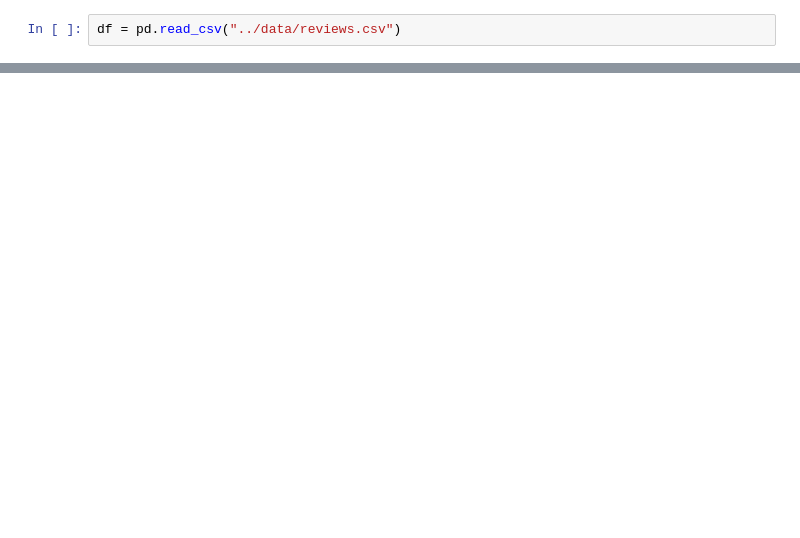
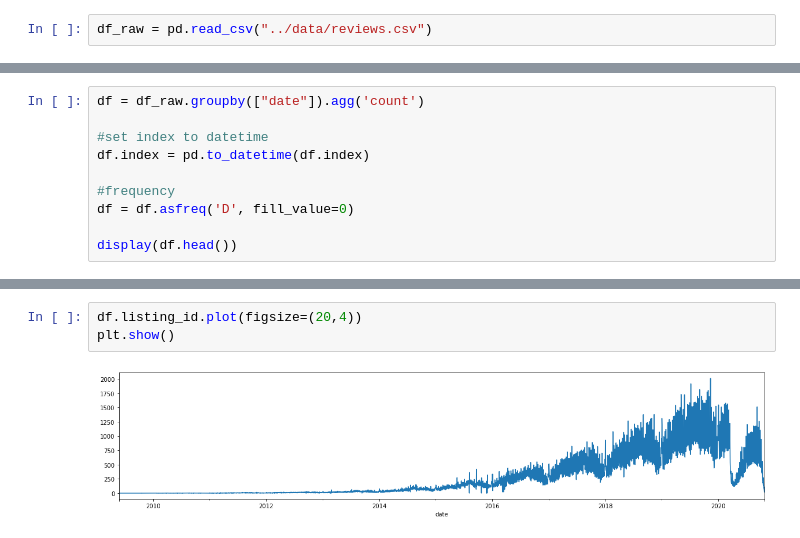
Before and after one commit to jingzhi93/Time-Series-Tutorials, a Jupyter notebook: pydata/Airbnb Reviews.ipynb, the cells around one changed output, grey strips where cells are left out. Drawn from its saved outputs; the diff is of its cells as text; blank space fills up the shorter version.

Commit message:
update airbnb reviews

```diff
--- a/pydata/Airbnb Reviews.ipynb
+++ b/pydata/Airbnb Reviews.ipynb
@@ -4,3 +14,3 @@ import numpy as np
 # %%
-df = pd.read_csv("../data/reviews.csv")
+df_raw = pd.read_csv("../data/reviews.csv")
 # %%
@@ -25,0 +41,10 @@ display(df.describe())
+# %%
+df = df_raw.groupby(["date"]).agg('count')
+
+#set index to datetime
+df.index = pd.to_datetime(df.index)
+
+#frequency
+df = df.asfreq('D', fill_value=0)
+
+display(df.head())
@@ -25,0 +59,5 @@ display(df.describe())
+# %%
+df.listing_id.plot(figsize=(20,4))
+plt.show()
+# %% [output]
+[figure, added]
```
Also changed, not shown: parts of 63 cells of this notebook, 4 other files.
